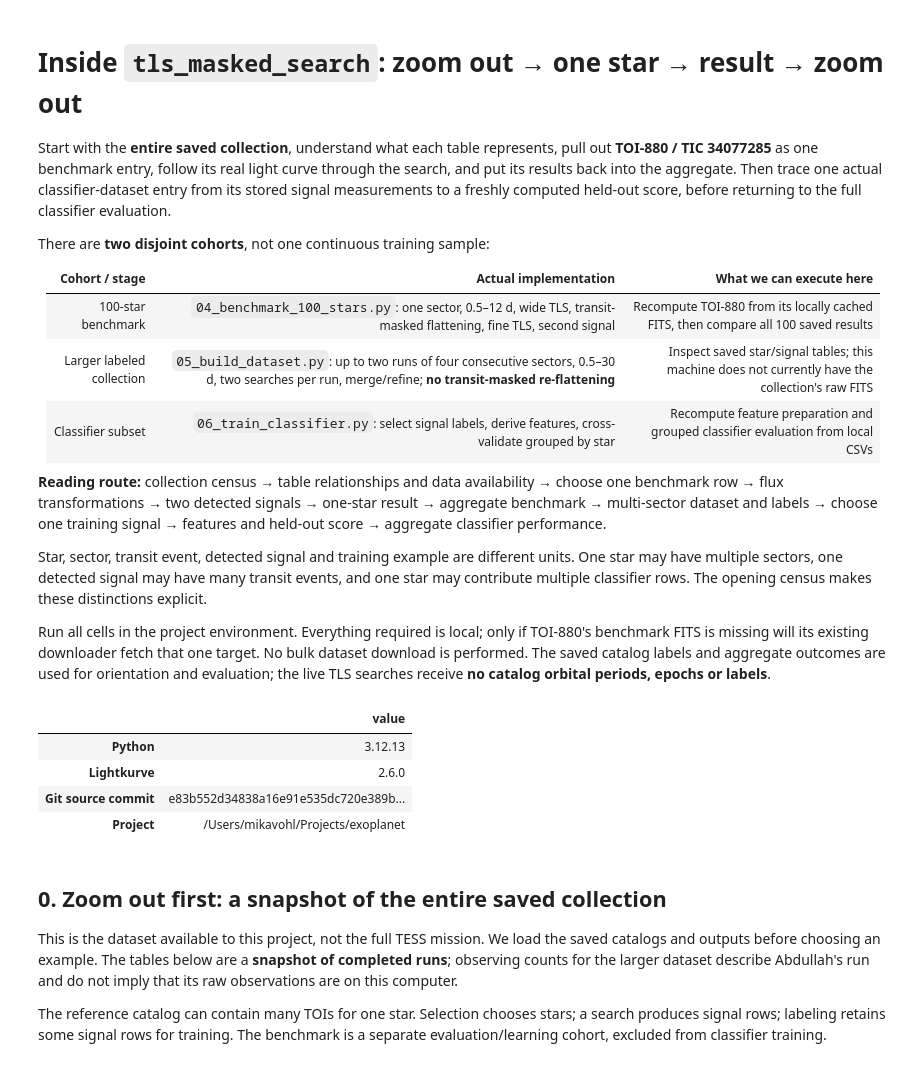
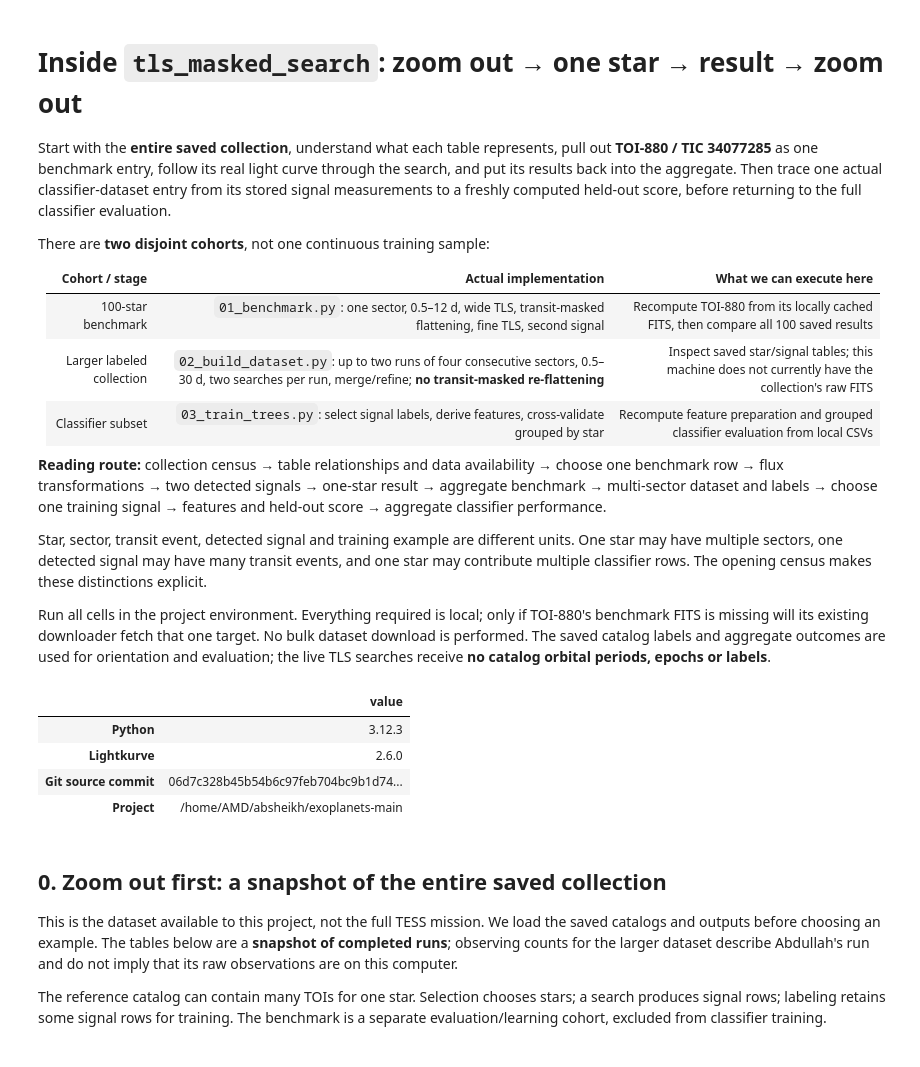
Before and after one commit to MikaVohl/exoplanets, a Jupyter notebook: notebooks/03_tls_masked_search_walkthrough.ipynb, the cells around one changed output. Cells and saved outputs as stored; diff of their text form; code cells hidden in the pictures.

```diff
--- a/notebooks/03_tls_masked_search_walkthrough.ipynb
+++ b/notebooks/03_tls_masked_search_walkthrough.ipynb
@@ -7,9 +7,9 @@ There are **two disjoint cohorts**, not one continuous training sample:
 
 | Cohort / stage | Actual implementation | What we can execute here |
 |---|---|---|
-| 100-star benchmark | `04_benchmark_100_stars.py`: one sector, 0.5–12 d, wide TLS, transit-masked flattening, fine TLS, second signal | Recompute TOI-880 from its locally cached FITS, then compare all 100 saved results |
-| Larger labeled collection | `05_build_dataset.py`: up to two runs of four consecutive sectors, 0.5–30 d, two searches per run, merge/refine; **no transit-masked re-flattening** | Inspect saved star/signal tables; this machine does not currently have the collection's raw FITS |
-| Classifier subset | `06_train_classifier.py`: select signal labels, derive features, cross-validate grouped by star | Recompute feature preparation and grouped classifier evaluation from local CSVs |
+| 100-star benchmark | `01_benchmark.py`: one sector, 0.5–12 d, wide TLS, transit-masked flattening, fine TLS, second signal | Recompute TOI-880 from its locally cached FITS, then compare all 100 saved results |
+| Larger labeled collection | `02_build_dataset.py`: up to two runs of four consecutive sectors, 0.5–30 d, two searches per run, merge/refine; **no transit-masked re-flattening** | Inspect saved star/signal tables; this machine does not currently have the collection's raw FITS |
+| Classifier subset | `03_train_trees.py`: select signal labels, derive features, cross-validate grouped by star | Recompute feature preparation and grouped classifier evaluation from local CSVs |
 
 **Reading route:** collection census → table relationships and data availability → choose one benchmark row → flux transformations → two detected signals → one-star result → aggregate benchmark → multi-sector dataset and labels → choose one training signal → features and held-out score → aggregate classifier performance.
 
@@ -54,47 +54,47 @@ def load_script(name, filename):
     spec.loader.exec_module(module)   # main() is guarded, so no downloads or runs here.
     return module
 
-benchmark = load_script('masked_benchmark', '04_benchmark_100_stars.py')
-dataset = load_script('masked_dataset', '05_build_dataset.py')
-classifier = load_script('masked_classifier', '06_train_classifier.py')
+benchmark = load_script('masked_benchmark', '01_benchmark.py')
+dataset = load_script('masked_dataset', '02_build_dataset.py')
+classifier = load_script('masked_classifier', '03_train_trees.py')
 CONFIG = json.loads((ROOT / 'config/benchmark.json').read_text())
 FIGURES = ROOT / 'reports/walkthrough/figures/masked_tls'
 FIGURES.mkdir(parents=True, exist_ok=True)
 plt.rcParams.update({'figure.figsize': (11, 4), 'font.size': 10,
                      'axes.spines.top': False, 'axes.spines.right': False,
                      'axes.grid': True, 'grid.alpha': 0.18})
 COLORS = ['#2269a8', '#d6791a', '#25866e', '#a44265']
 
 def show(fig, name):
     fig.tight_layout()
     fig.savefig(FIGURES / f'{name}.png', dpi=140, bbox_inches='tight')
     plt.show()
     plt.close(fig)
 
 def ppm(flux):
     return (np.asarray(flux) - 1) * 1e6
 
 def describe_fit(result, label, detection_sde=None):
     return {'stage': label, 'period_days': float(result.period), 't0_btjd': float(result.T0),
             'duration_hours': float(result.duration * 24),
             'TLS_bottom_depth_ppm': float((1 - result.depth) * 1e6),
             'SDE_this_grid': float(result.SDE),
             'wide_detection_SDE': float(result.SDE if detection_sde is None else detection_sde)}
 
-source_files = ['common.py', '04_benchmark_100_stars.py',
-                '05_build_dataset.py', '06_train_classifier.py']
+source_files = ['common.py', '01_benchmark.py',
+                '02_build_dataset.py', '03_train_trees.py']
 provenance = {'git_commit': subprocess.check_output(['git', 'rev-parse', 'HEAD'], cwd=ROOT, text=True).strip(),
               'python': platform.python_version(),
               'source_sha256': {f: hashlib.sha256((ROOT / 'tls_masked_search' / f).read_bytes()).hexdigest()
                                 for f in source_files}}
 display(pd.Series({'Python': provenance['python'], 'Lightkurve': lk.__version__,
                    'Git source commit': provenance['git_commit'], 'Project': str(ROOT)}).to_frame('value'))
 # %% [output]
 |  | value |
-| Python | 3.12.13 |
+| Python | 3.12.3 |
 | Lightkurve | 2.6.0 |
-| Git source commit | e83b552d34838a16e91e535dc720e389b... |
-| Project | /Users/mikavohl/Projects/exoplanet |
+| Git source commit | 06d7c328b45b54b6c97feb704bc9b1d74... |
+| Project | /home/AMD/absheikh/exoplanets-main |
 # %% [markdown]
 ## 0. Zoom out first: a snapshot of the entire saved collection
 
```
Also changed, not shown: parts of 17 cells of this notebook, 47 other files.
